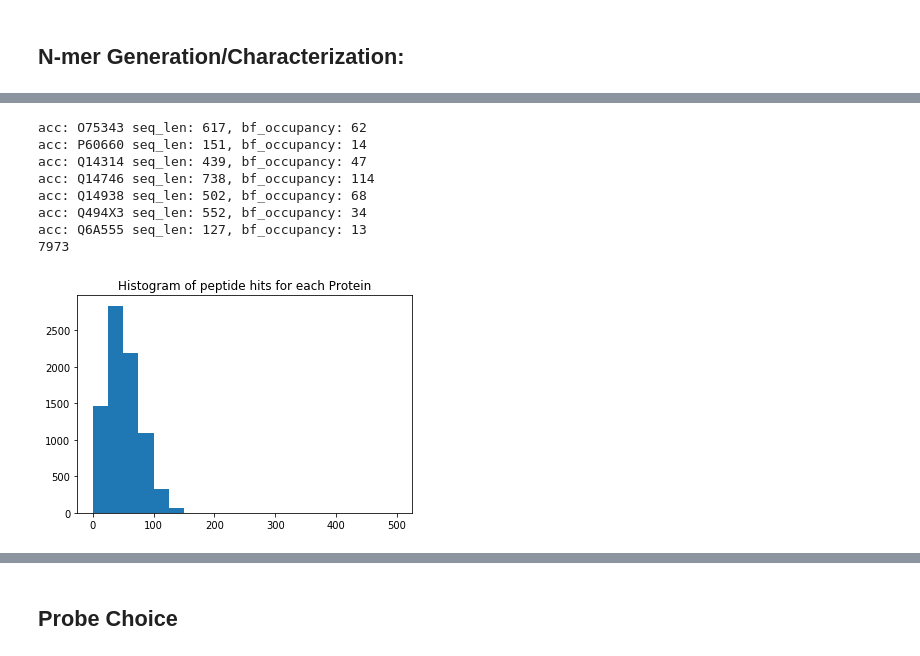
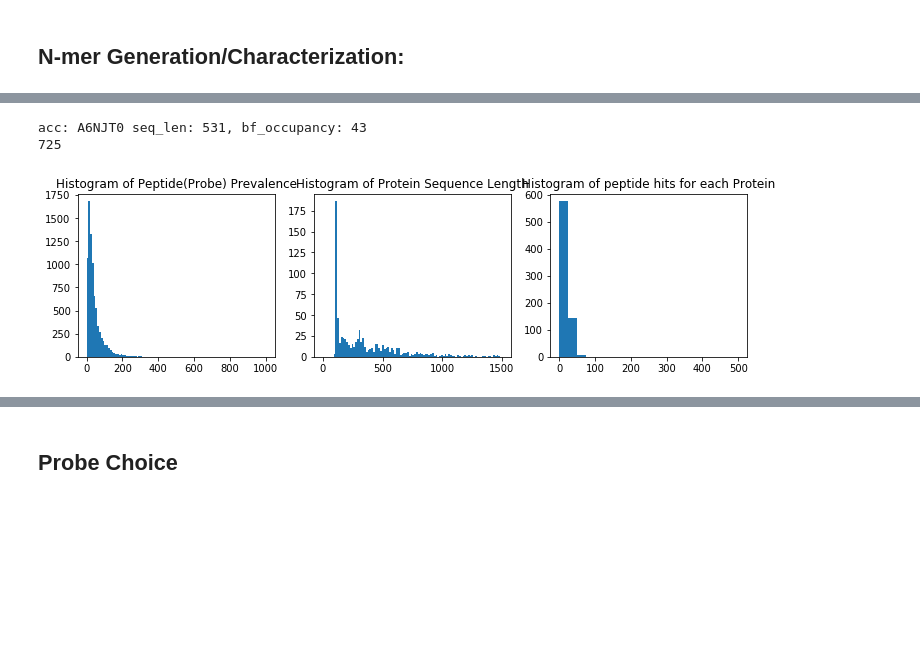
Before and after one commit to domsooch/probechoiceoptimization, a Jupyter notebook: HuProteomePeptideSpace.ipynb, the cells around one changed output, grey strips where cells are left out. Cells and saved outputs as stored; diff of their text form; code cells hidden in the pictures; blank space fills up the shorter version.

```diff
--- a/HuProteomePeptideSpace.ipynb
+++ b/HuProteomePeptideSpace.ipynb
@@ -22,7 +21,7 @@ import utils.BitOperations as B
 Download One protein per gene
 https://www.uniprot.org/proteomes/UP000005640
 # %%
-huprot_path="/tdata2/human_proteome/UP000005640_9606.fasta"
-fa = pyfastx.Fasta(huprot_path)
-fa
+huprot_path="data/UP000005640_9606.fasta"
+fa_file = pyfastx.Fasta(huprot_path)
+fa_file
 # %% [output]
@@ -66,7 +65,7 @@ class BitMap:
         except:
             print('BFOverLimit:self.Lst.index(%s) bitfield sz: %i, idx: %i'%(p, bitfield.max, self.Lst.index(p)))
             return self.n
-    def display(self, limit=500):
+    def display(self, limit=10):
         print('BitMap: %i '%len(self.Lst))
         for i in range(min(limit, self.n)):
             p=self.Lst[i]
@@ -99,13 +94,9 @@ len(bitmap.d)
 # %%
-huprot_path="/tdata2/human_proteome/UP000005640_9606.fasta"
-fa_file = pyfastx.Fasta(huprot_path)
-print(fa_file)
 NMER_SZ=3
-
 
 bitmap=BitMap()
 pLst=[]
-max_r=10000;i=0
+max_r=1000;i=0
 for seq in fa_file:
     if len(seq.seq)<100:continue
     i+=1
@@ -117,6 +108,6 @@ for seq in fa_file:
     if i >max_r:break
 all_peptide_counts=[p[1] for p in list(bitmap.d.items())]
 
-bitmap.order(count_limit=2000)
+bitmap.order(count_limit=200)
 bitmap.display()
 # %% [output]
@@ -140,4 +124,0 @@ ILA     1761
-# %%
-bitmap.LOCK=False
-bitmap.order(count_limit=2000)
-bitmap.display()
@@ -179,5 +125,5 @@ yo=axs.hist([len(p.seq) for p in pLst], bins=100, range=(150,2000))
 # %%
-#select proteins by size
+#select proteins by size; Compute n-mer embedding
 protLst=[]
 for p in pLst:
     if 100<len(p.seq)<800:
@@ -186,22 +132,25 @@ for p in pLst:
         if random.random()<0.001:p.display()
 print(len(protLst))
 # %% [output]
-acc: O75343 seq_len: 617, bf_occupancy: 62
-acc: P60660 seq_len: 151, bf_occupancy: 14
-acc: Q14314 seq_len: 439, bf_occupancy: 47
-acc: Q14746 seq_len: 738, bf_occupancy: 114
-acc: Q14938 seq_len: 502, bf_occupancy: 68
-acc: Q494X3 seq_len: 552, bf_occupancy: 34
-acc: Q6A555 seq_len: 127, bf_occupancy: 13
-7973
+acc: A6NJT0 seq_len: 531, bf_occupancy: 43
+725
 # %%
-fig, axs = plt.subplots(tight_layout=False)
+plt.figure(figsize=(12, 3))
 
-# We can set the number of bins with the `bins` kwarg
+axs=plt.subplot(131)
+plt.title("Histogram of Peptide(Probe) Prevalence")
+axs.hist(all_peptide_counts, bins=100, range=(0,1000))
+
+axs=plt.subplot(132)
+plt.title("Histogram of Protein Sequence Length")
+axs.hist([len(p.seq) for p in pLst], bins=100, range=(0,1500))
+
+axs=plt.subplot(133)
 plt.title("Histogram of peptide hits for each Protein")
-yo=axs.hist([p.bf.count() for p in protLst], bins=20, range=(0,500))
+axs.hist([p.bf.count() for p in protLst], bins=20, range=(0,500))
+plt.show()
 # %% [output]
-[figure, old version]
+[figure, new version]
 # %%
 iLst=[];plotLst=[]
 protLst.sort(key=lambda x:-x.bf.count())
```
Also changed, not shown: parts of 22 cells of this notebook, 3 other files.
